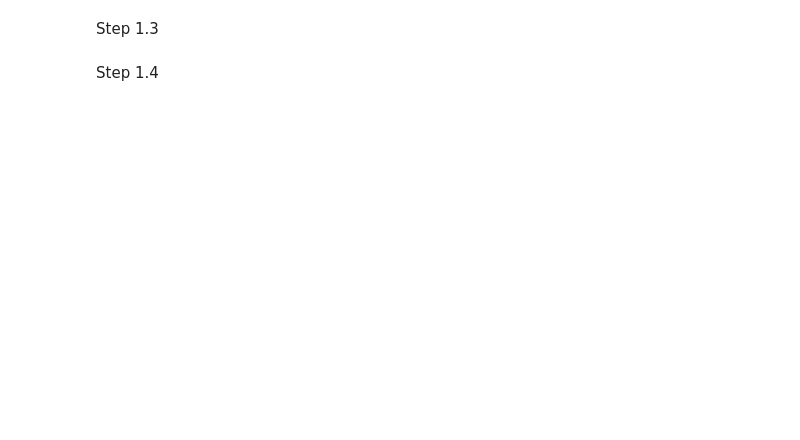
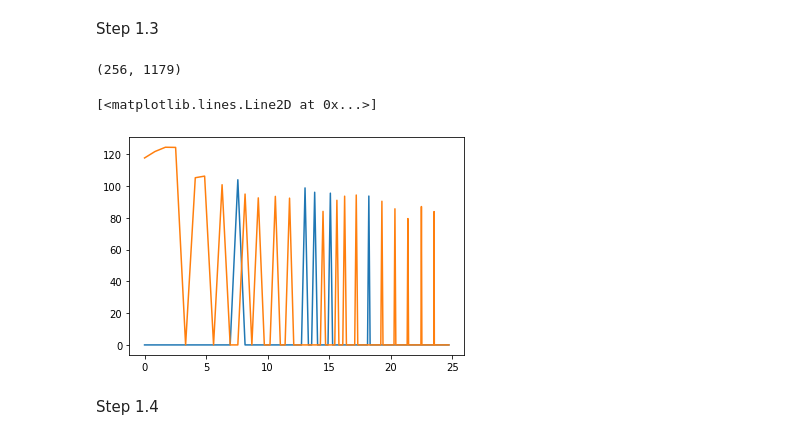
Before and after one commit to TilemahosAravanis/DSP_LAB_2h_erg, a Jupyter notebook: DSP_LAB_2h_erg.ipynb, the cells around one changed output. Cells and saved outputs as stored; diff of their text form; code cells hidden in the pictures; blank space fills up the shorter version.

```diff
--- a/DSP_LAB_2h_erg.ipynb
+++ b/DSP_LAB_2h_erg.ipynb
@@ -117,6 +162,25 @@ Step 1.3
 # %%
 tone_masks_cut = np.load('P_TMc.npy')
 noise_masks_cut = np.load('P_NMc.npy')
+# %%
+print(np.shape(tone_masks_cut))
+# %% [output]
+(256, 1179)
+# %%
+#printing the (now reduced) Tone & Noise Masks for the same frame as before
+
+fs = 44100
+N = 512
+
+j = np.arange(0,256,1)
+f_j = j*fs/N
+b_j = 13* np.arctan(0.00076*f_j) + 3.5*np.arctan((f_j/7500)**2) # bark scale
+
+plt.plot(b_j, tone_masks_cut[:,49])
+plt.plot(b_j, noise_masks_cut[:,49])
+# %% [output]
+[<matplotlib.lines.Line2D at 0x...>]
+[figure, added]
 # %% [markdown]
 Step 1.4
 # %%
```
Also changed, not shown: parts of 10 cells of this notebook.
